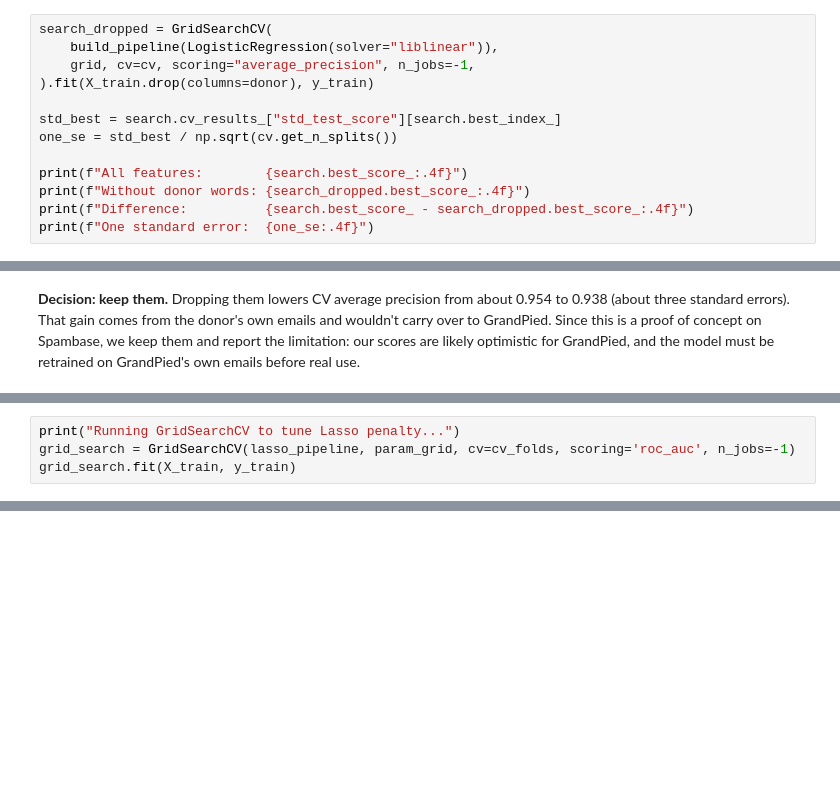
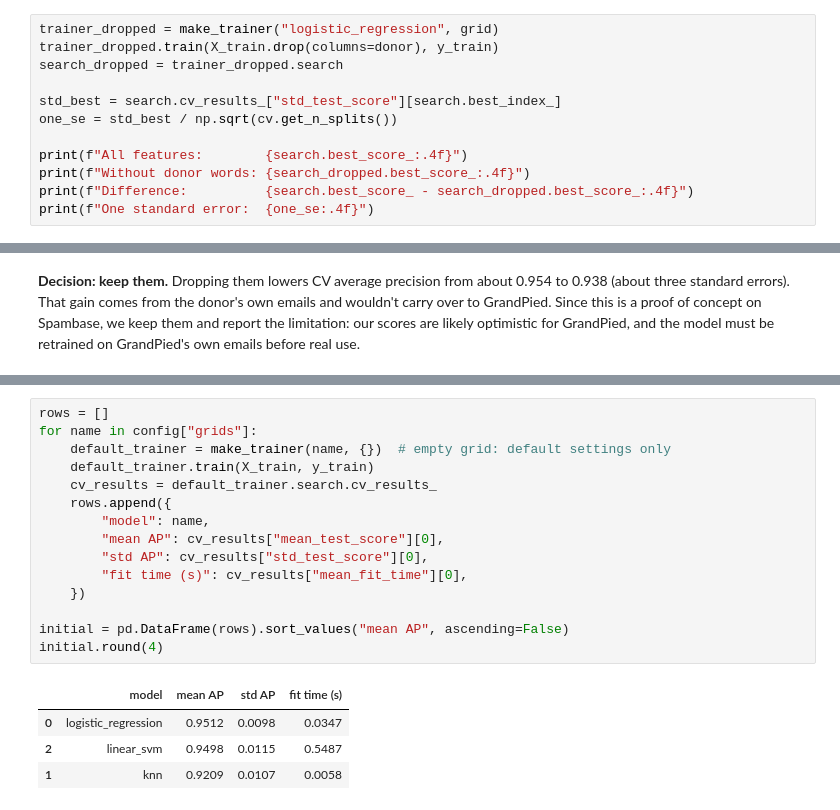
Before and after one commit to alajemba-vik/spamjam, a Jupyter notebook: notebooks/analysis.ipynb, the cells around one changed output, grey strips where cells are left out. Drawn from its saved outputs; the diff is of its cells as text; blank space fills up the shorter version.

```diff
--- a/notebooks/analysis.ipynb
+++ b/notebooks/analysis.ipynb
@@ -127,10 +186,9 @@ Some words describe the dataset's donor (George, at HP Labs) rather than spam: `
 
 CV can only partly judge this: its folds come from the same donor, so these words look useful here even though they wouldn't help on GrandPied's emails.
 # %%
-search_dropped = GridSearchCV(
-    build_pipeline(LogisticRegression(solver="liblinear")),
-    grid, cv=cv, scoring="average_precision", n_jobs=-1,
-).fit(X_train.drop(columns=donor), y_train)
+trainer_dropped = make_trainer("logistic_regression", grid)
+trainer_dropped.train(X_train.drop(columns=donor), y_train)
+search_dropped = trainer_dropped.search
 
 std_best = search.cv_results_["std_test_score"][search.best_index_]
 one_se = std_best / np.sqrt(cv.get_n_splits())
@@ -171,4 +206,0 @@ cv_folds = config['grid_search']['cv_folds']
-# %%
-print("Running GridSearchCV to tune Lasso penalty...")
-grid_search = GridSearchCV(lasso_pipeline, param_grid, cv=cv_folds, scoring='roc_auc', n_jobs=-1)
-grid_search.fit(X_train, y_train)
@@ -272,0 +215,20 @@ This establishes the absolute "floor" for our project. Any real model we train n
+# %%
+rows = []
+for name in config["grids"]:
+    default_trainer = make_trainer(name, {})  # empty grid: default settings only
+    default_trainer.train(X_train, y_train)
+    cv_results = default_trainer.search.cv_results_
+    rows.append({
+        "model": name,
+        "mean AP": cv_results["mean_test_score"][0],
+        "std AP": cv_results["std_test_score"][0],
+        "fit time (s)": cv_results["mean_fit_time"][0],
+    })
+
+initial = pd.DataFrame(rows).sort_values("mean AP", ascending=False)
+initial.round(4)
+# %% [output]
+|  | model | mean AP | std AP | fit time (s) |
+| 0 | logistic_regression | 0.9512 | 0.0098 | 0.0347 |
+| 2 | linear_svm | 0.9498 | 0.0115 | 0.5487 |
+| 1 | knn | 0.9209 | 0.0107 | 0.0058 |
```
Also changed, not shown: parts of 42 cells of this notebook, 5 other files.
